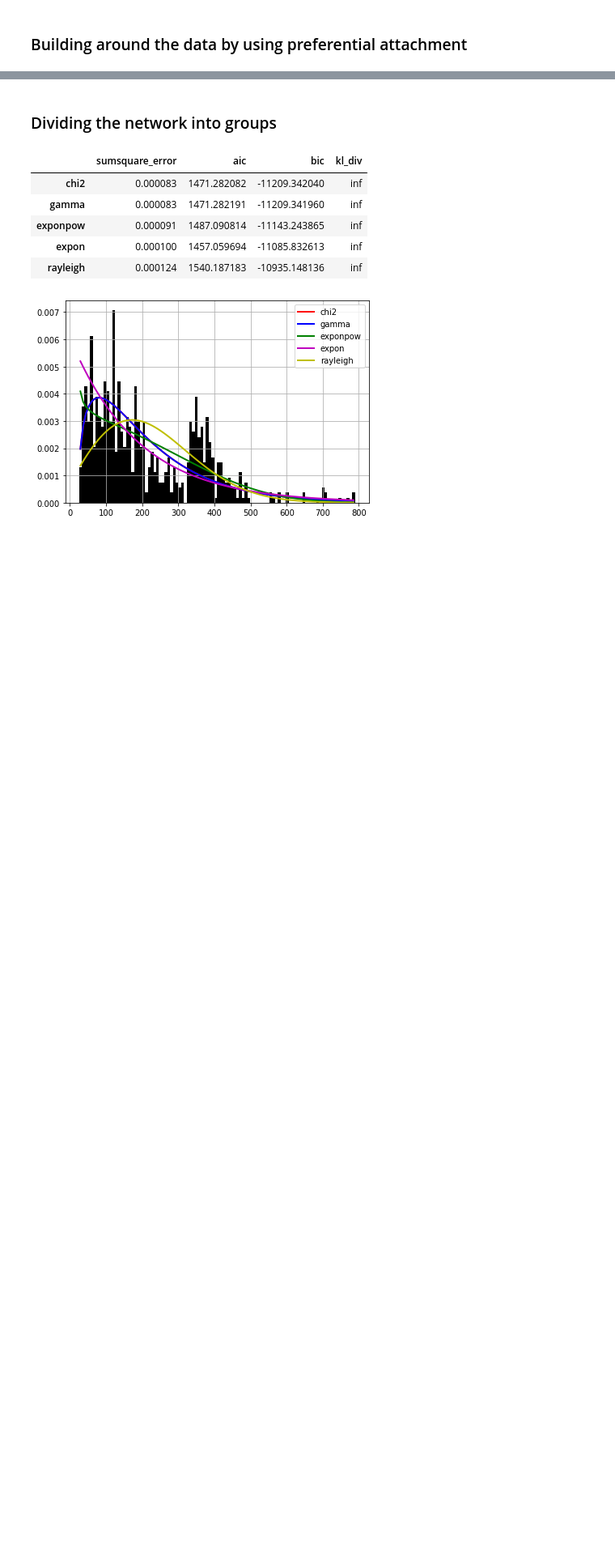
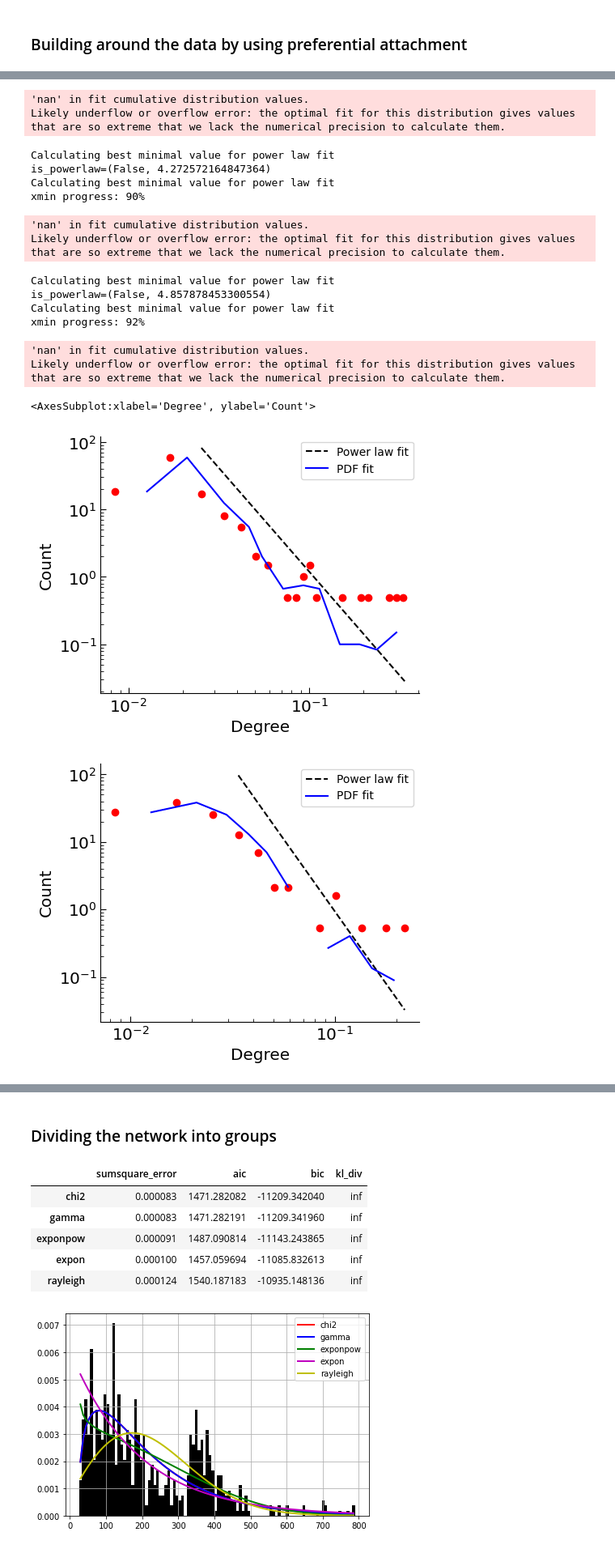
Before and after one commit to LouisWW/criminal_network_analysis, a Jupyter notebook: src/results/notebooks/Sim_mart_vaq_res.ipynb, the cells around one changed output, grey strips where cells are left out. Shown at 81% size. Cells and saved outputs as stored; diff of their text form; code cells hidden in the pictures; blank space fills up the shorter version.

```diff
--- a/src/results/notebooks/Sim_mart_vaq_res.ipynb
+++ b/src/results/notebooks/Sim_mart_vaq_res.ipynb
@@ -97,7 +133,18 @@ plotter.draw_network(network=simulators.network, color_vertex_property="state_co
 # %%
 # Get overview of the new network
-complete_network_stats = NetworkStats(NetworkConverter.gt_to_nk(simulators.network))
-complete_network_stats.get_overview()
+complete_network_stats_pref = NetworkStats(
+    NetworkConverter.gt_to_nk(simulators_pref.network)
+)
+complete_network_stats_rand = NetworkStats(
+    NetworkConverter.gt_to_nk(simulators_rand.network)
+)
+complete_network_stats_sw = NetworkStats(
+    NetworkConverter.gt_to_nk(simulators_sw.network)
+)
+
+complete_network_stats_pref.get_overview()
+complete_network_stats_rand.get_overview()
+complete_network_stats_sw.get_overview()
 # %% [output]
 'nan' in fit cumulative distribution values.
 Likely underflow or overflow error: the optimal fit for this distribution gives values that are so extreme that we lack the numerical precision to calculate them.
@@ -139,0 +226,33 @@ Likely underflow or overflow error: the optimal fit for this distribution gives
+# %%
+# Plot degree distribution
+is_powerlaw = complete_network_stats_pref.check_if_powerlaw(
+    complete_network_stats_pref.get_degree_distribution()
+)
+print(f"{is_powerlaw=}")
+plotter.plot_log_log(
+    complete_network_stats_pref.get_degree_distribution(),
+    x_label="Degree",
+    y_label="Count",
+)
+
+# Plot degree distribution
+degree_dist_arr = np.array(complete_network_stats_rand.get_degree_distribution())
+is_powerlaw = complete_network_stats_rand.check_if_powerlaw(
+    degree_dist_arr[degree_dist_arr != 0]
+)
+print(f"{is_powerlaw=}")
+plotter.plot_log_log(
+    degree_dist_arr[degree_dist_arr != 0], x_label="Degree", y_label="Count"
+)
+
+# Plot degree distribution
+is_powerlaw = complete_network_stats_sw.check_if_powerlaw(
+    complete_network_stats_sw.get_degree_distribution()
+)
+print(f"{is_powerlaw=}")
+plotter.plot_log_log(
+    complete_network_stats_sw.get_degree_distribution(),
+    x_label="Degree",
+    y_label="Count",
+)
+# %% [output]
@@ -139,0 +263,17 @@ Likely underflow or overflow error: the optimal fit for this distribution gives
+'nan' in fit cumulative distribution values.
+Likely underflow or overflow error: the optimal fit for this distribution gives values that are so extreme that we lack the numerical precision to calculate them.
+Calculating best minimal value for power law fit
+is_powerlaw=(False, 4.272572164847364)
+Calculating best minimal value for power law fit
+xmin progress: 90%
+'nan' in fit cumulative distribution values.
+Likely underflow or overflow error: the optimal fit for this distribution gives values that are so extreme that we lack the numerical precision to calculate them.
+Calculating best minimal value for power law fit
+is_powerlaw=(False, 4.857878453300554)
+Calculating best minimal value for power law fit
+xmin progress: 92%
+'nan' in fit cumulative distribution values.
+Likely underflow or overflow error: the optimal fit for this distribution gives values that are so extreme that we lack the numerical precision to calculate them.
+<AxesSubplot:xlabel='Degree', ylabel='Count'>
+[figure, added]
+[figure, added]
```
Also changed, not shown: parts of 9 cells of this notebook, 1 other file.
